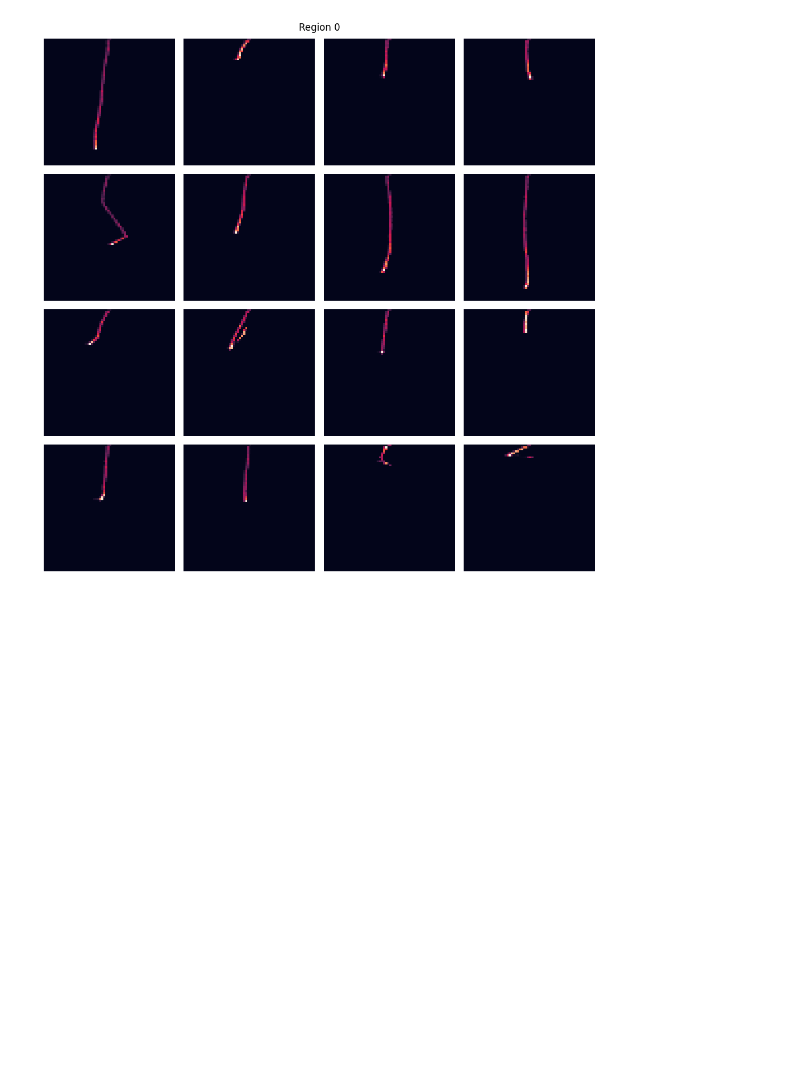
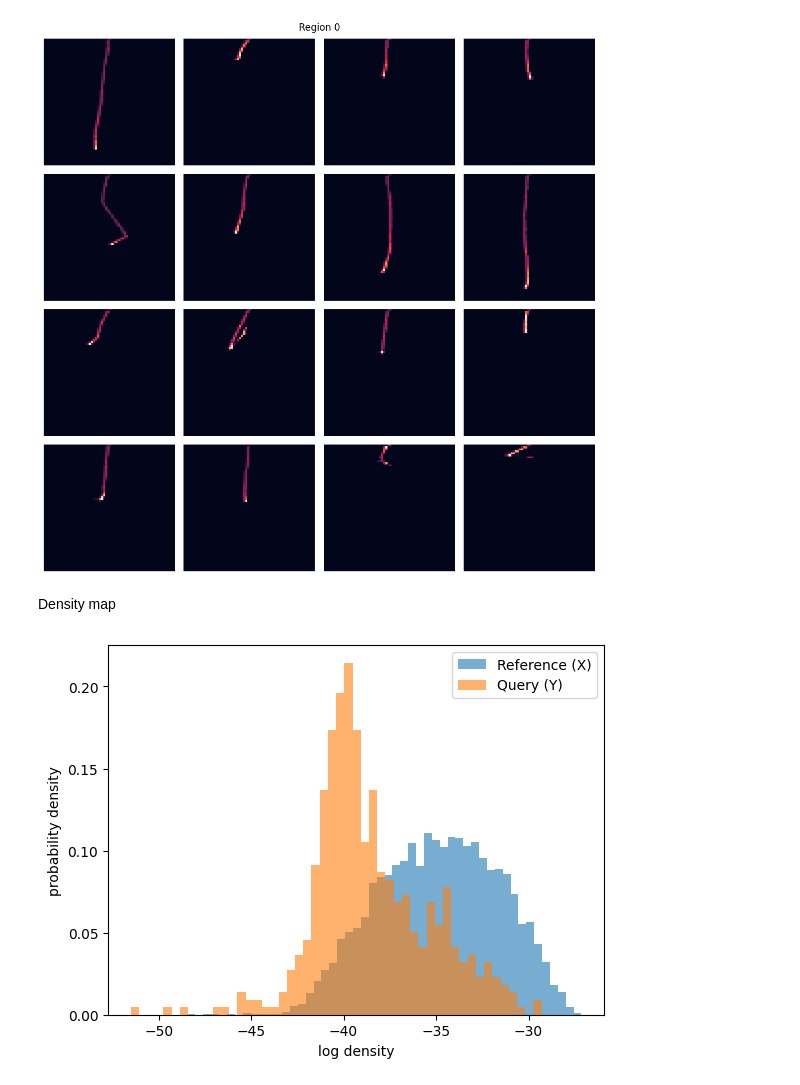
Before and after one commit to mohummudh/proton-deuteron, a Jupyter notebook: kaons/protons-kaons.ipynb, the cells around one changed output. Cells and saved outputs as stored; diff of their text form; code cells hidden in the pictures; blank space fills up the shorter version.

Commit message:
non-parametric density map analysis

```diff
--- a/kaons/protons-kaons.ipynb
+++ b/kaons/protons-kaons.ipynb
@@ -1012,0 +1018,2 @@ plt.show()
+# %% [markdown]
+Density map
@@ -1012,0 +1023,35 @@ plt.show()
+# %%
+latent = np.concatenate([latent_vectors, latent_vectors_val])
+
+X = np.asarray(latent)              # reference = protons
+Y = np.asarray(latent_vectors_k)            # query = kaons
+
+N, d = X.shape
+
+k = 20
+
+kNN = NearestNeighbors(n_neighbors=k, algorithm='auto')
+kNN.fit(X)
+
+distancesX, _ = kNN.kneighbors(X)
+rkX = distancesX[:, -1]
+
+log_Vd = (d / 2) * np.log(np.pi) - gammaln(d / 2 + 1)                  # volume of ball (log for numerical stability) - standard equation for d dimension ball
+
+log_pX = np.log(k) - np.log(N) - log_Vd - d * np.log(rkX + 1e-12)
+
+distances, _ = kNN.kneighbors(Y)
+rk = distances[:, -1]
+
+log_Vd = (d / 2) * np.log(np.pi) - gammaln(d / 2 + 1)                  # volume of ball (log for numerical stability) - standard equation for d dimension ball
+
+log_pY = np.log(k) - np.log(N) - log_Vd - d * np.log(rk + 1e-12)
+# %%
+plt.hist(log_pX, bins=50, density=True, alpha=0.6, label="Reference (X)")
+plt.hist(log_pY, bins=50, density=True, alpha=0.6, label="Query (Y)")
+plt.xlabel("log density")
+plt.ylabel("probability density")
+plt.legend()
+plt.show()
+# %% [output]
+[figure, added]
```
Also changed, not shown: parts of 7 cells of this notebook.
